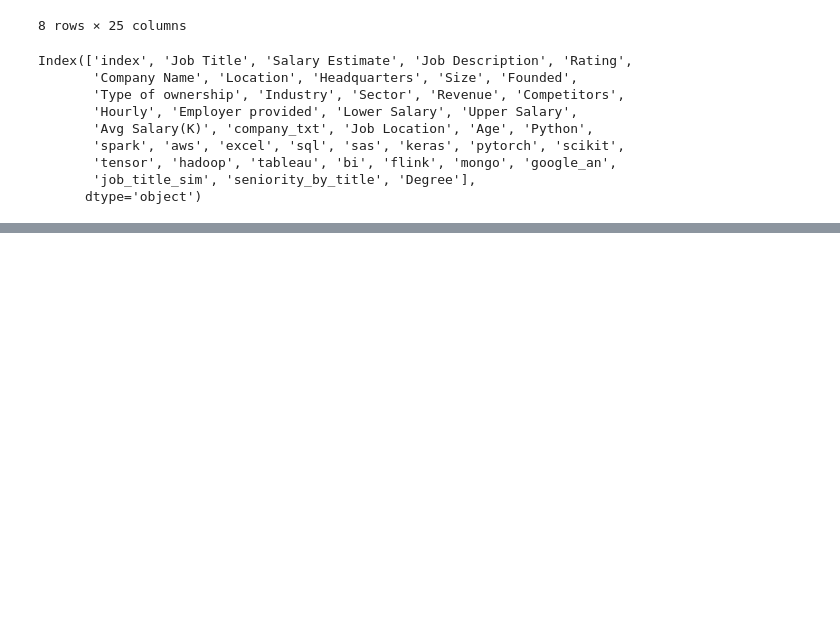
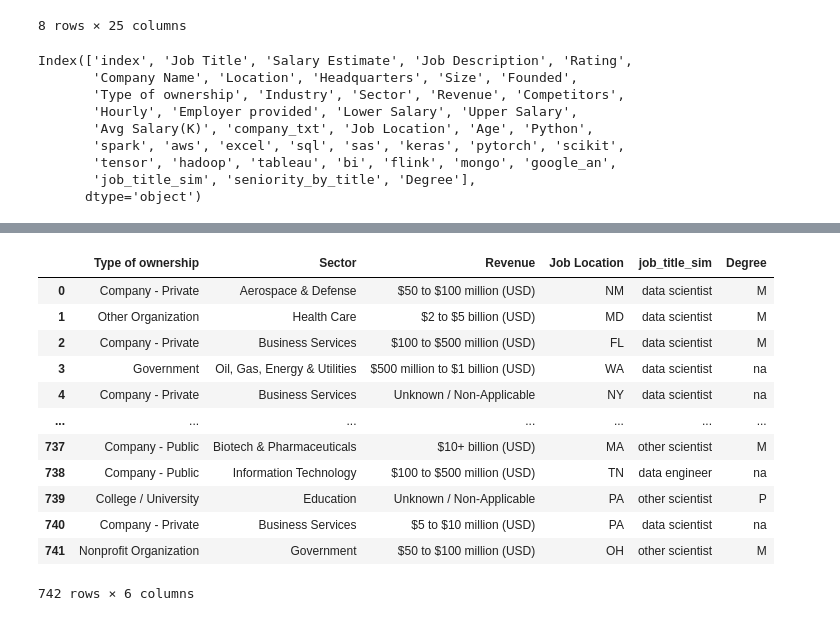
Before and after one commit to FUNMIIB/Final_Project, a Jupyter notebook: Data_Salary.ipynb, the cells around one changed output, grey strips where cells are left out. Saved outputs shown, nothing was run; the diff lists cells and outputs as text; code cells hidden in the pictures; blank space fills up the shorter version.

```diff
--- a/Data_Salary.ipynb
+++ b/Data_Salary.ipynb
@@ -89,0 +156,3 @@ Index(['index', 'Job Title', 'Salary Estimate', 'Job Description', 'Rating',
+# %%
+reduce_salary = salary.drop(columns=["index","Job Description","Company Name","Job Title","Rating","Size","seniority_by_title","Salary Estimate","Headquarters","Founded","Location", "Industry","Competitors","Hourly","Employer provided", "company_txt", "Lower Salary", "Upper Salary"])
+reduce_salary.head()
@@ -89,0 +167,16 @@ Index(['index', 'Job Title', 'Salary Estimate', 'Job Description', 'Rating',
+# %%
+reduce_salary.select_dtypes(include=object)
+# %% [output]
+|  | Type of ownership | Sector | Revenue | Job Location | job_title_sim | Degree |
+| 0 | Company - Private | Aerospace & Defense | $50 to $100 million (USD) | NM | data scientist | M |
+| 1 | Other Organization | Health Care | $2 to $5 billion (USD) | MD | data scientist | M |
+| 2 | Company - Private | Business Services | $100 to $500 million (USD) | FL | data scientist | M |
+| 3 | Government | Oil, Gas, Energy & Utilities | $500 million to $1 billion (USD) | WA | data scientist | na |
+| 4 | Company - Private | Business Services | Unknown / Non-Applicable | NY | data scientist | na |
+| ... | ... | ... | ... | ... | ... | ... |
+| 737 | Company - Public | Biotech & Pharmaceuticals | $10+ billion (USD) | MA | other scientist | M |
+| 738 | Company - Public | Information Technology | $100 to $500 million (USD) | TN | data engineer | na |
+| 739 | College / University | Education | Unknown / Non-Applicable | PA | other scientist | P |
+| 740 | Company - Private | Business Services | $5 to $10 million (USD) | PA | data scientist | na |
+| 741 | Nonprofit Organization | Government | $50 to $100 million (USD) | OH | other scientist | M |
+742 rows × 6 columns
```
Also changed, not shown: parts of 40 cells of this notebook, 8 other files.
